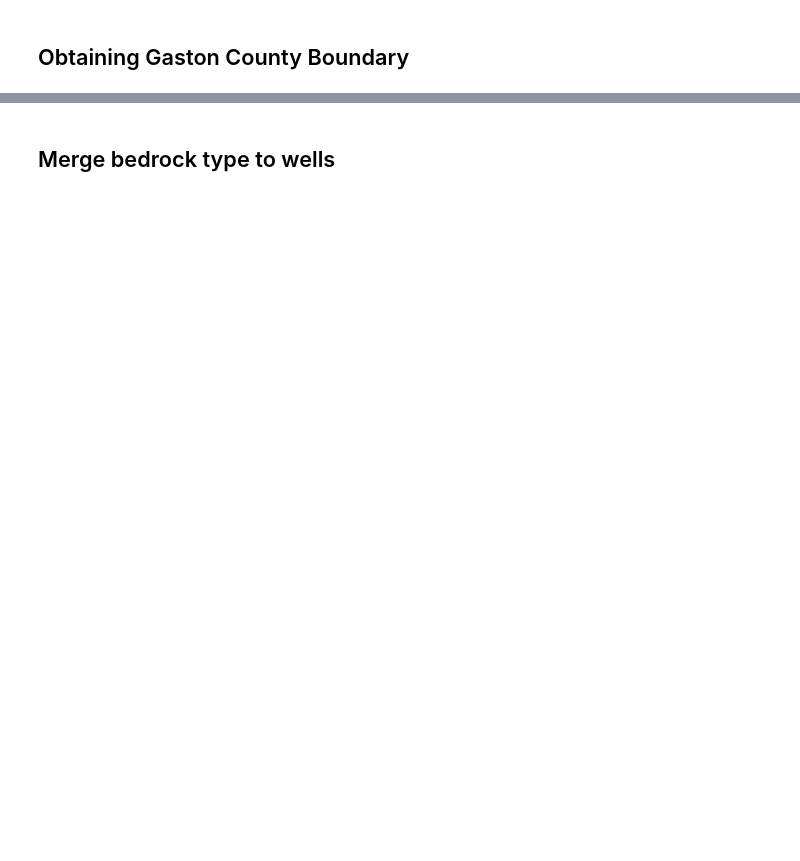
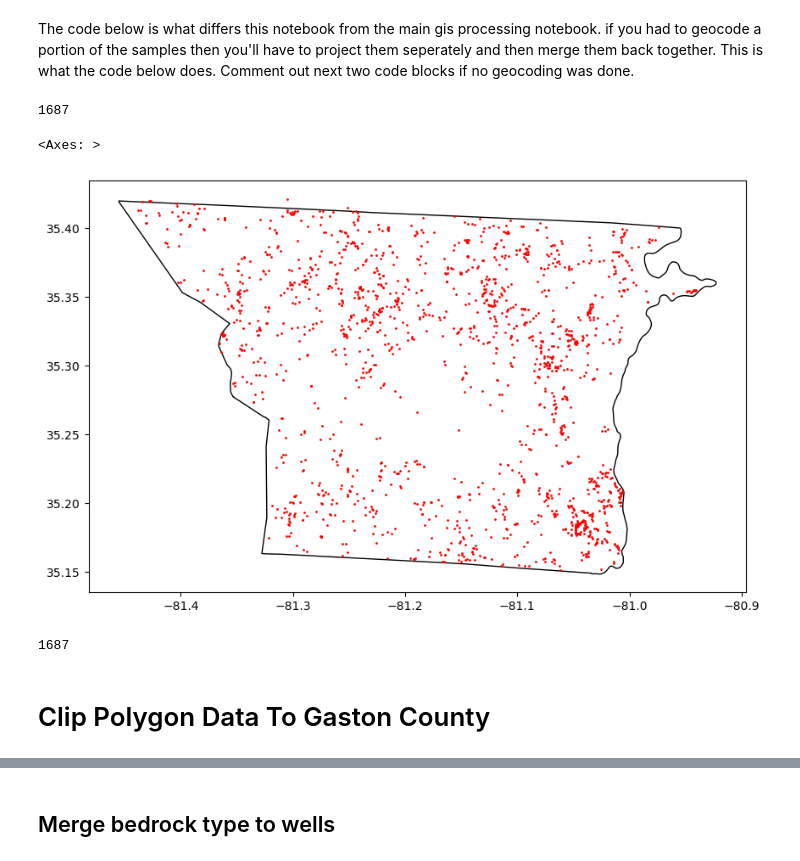
Before and after one commit to kendallfrimodig/arsenic-modeling, a Jupyter notebook: notebooks/gis-processing.ipynb, the cells around one changed output, grey strips where cells are left out. Cells and saved outputs as stored; diff of their text form; code cells hidden in the pictures; blank space fills up the shorter version.

Commit message:
reworked notebook flow

```diff
--- a/notebooks/gis-processing.ipynb
+++ b/notebooks/gis-processing.ipynb
@@ -59,2 +51,59 @@ print(type(gdf_ar), len(gdf_ar))
+# %% [markdown]
+The code below is what differs this notebook from the main gis processing notebook. if you had to geocode a portion of the samples then you'll have to project them seperately and then merge them back together. This is what the code below does. Comment out next two code blocks if no geocoding was done.
+# %%
+# Create two point datasets, one for points that got their XY coordinates from the merge with permit data,
+# and one for points that got their XY from google geocoding. This is because they likely have different coordinate systems.
+# Once they have the same coordinate system, the geoocoded points can be merged with the permit points.
+
+ar = df[df['X'].notnull()]
+geocoded = df[df['X'].isnull()]
+
+# convert both to geodataframes
+
+ar = gpd.GeoDataFrame(ar, geometry=gpd.points_from_xy(ar.X, ar.Y), crs = "EPSG:4269")
+
+# specify the coordinate system for google maps output (WGS84)
+geocoded = gpd.GeoDataFrame(geocoded, geometry=gpd.points_from_xy(geocoded.geoX, geocoded.geoY), crs="EPSG:4326")
+
+# change to NAD83
+geocoded = geocoded.to_crs("EPSG:4269")
+
+
+# concatenate the two geo dataframes
+ar = pd.concat([ar, geocoded], ignore_index=True)
+
+
+# check the length of the merged dataset
+len(ar)
+# %% [output]
+1687
+# %%
+
+# Filter out gaston county from NC counties
+
+gdf_cnty = gdf_cnty[gdf_cnty['County'] == 'Gaston']
+
+gdf_cnty.to_crs("EPSG:4269", inplace=True)
+
+# check all points within county
+# by plotting county border and ar points
+# using subplots
+
+fig, ax = plt.subplots(figsize=(10,10))
+gdf_cnty.plot(ax=ax, color='white', edgecolor='black')
+ar.plot(ax=ax, color='red', markersize=1)
+# %% [output]
+<Axes: >
+[figure, added]
+# %%
+# clip points to county (5 dropped)
+
+gdf_ar = gpd.clip(ar, gdf_cnty)
+
+# check the length of the clipped dataset
+
+len(ar)
+# %% [output]
+1687
 # %% [markdown]
-## Obtaining Gaston County Boundary
+# Clip Polygon Data To Gaston County
```
Also changed, not shown: parts of 54 cells of this notebook, 20 other files.
